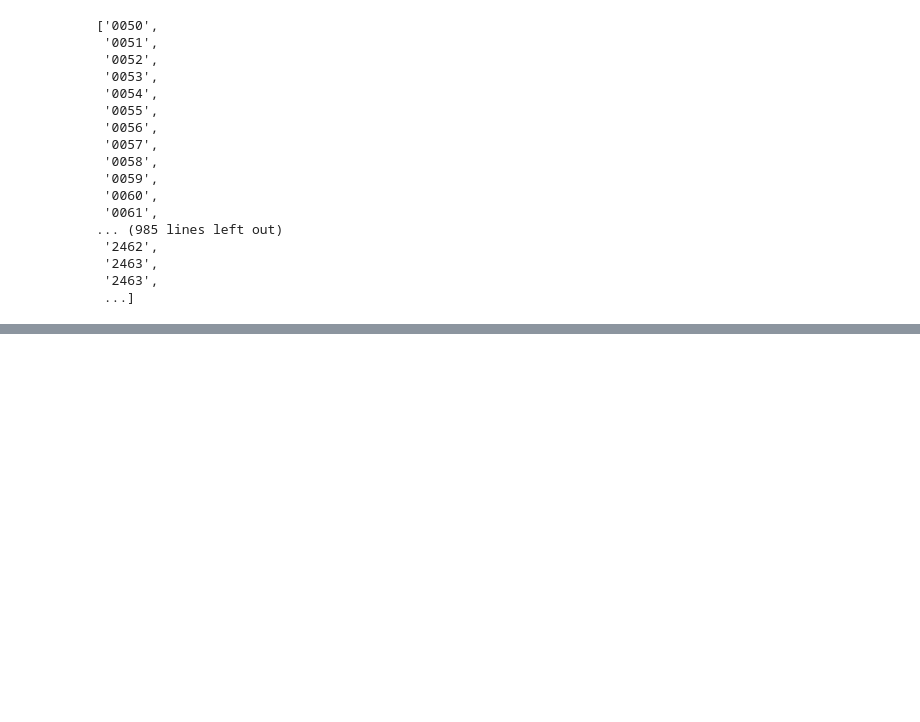
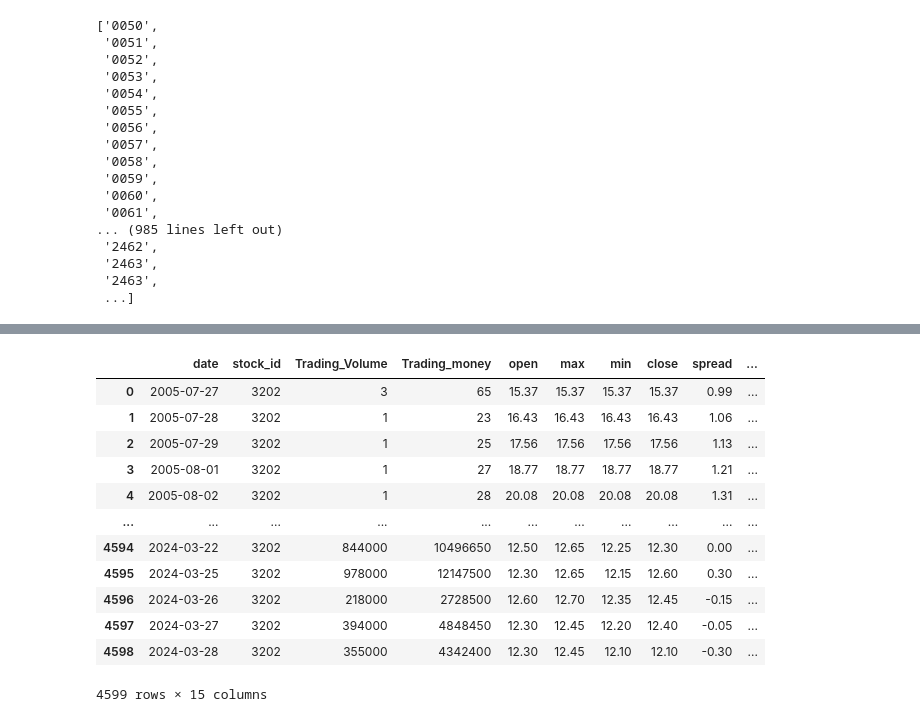
Before and after one commit to chiangyenju/stock_tw, a Jupyter notebook: Backtest.ipynb, the cells around one changed output, grey strips where cells are left out. Saved outputs shown, nothing was run; the diff lists cells and outputs as text; code cells hidden in the pictures; blank space fills up the shorter version.

```diff
--- a/Backtest.ipynb
+++ b/Backtest.ipynb
@@ -96,5 +96,5 @@ df
 # %%
-def trades:
+def trades(df):
     # condition 1
     c1_green = ((df['open'] - df['min']) / df['open']) >= candle_low
     c1_red = ((df['close'] - df['min']) / df['open']) >= candle_low
@@ -139,6 +139,6 @@ def trades:
                 entry_price = None
 
     # Filter to find rows where a trade was exited
-    trades_exited = df[df['exit_signal'] | df['trade_entry']]
+    # trades_exited = df[df['exit_signal'] | df['trade_entry']]
 
-    print(trades_exited[['open', 'max', 'min', 'close', 'entry_price', 'exit_price', 'trade_entry', 'exit_signal']])
+    # print(trades_exited[['open', 'max', 'min', 'close', 'entry_price', 'exit_price', 'trade_entry', 'exit_signal']])
@@ -194,11 +177,28 @@ Total Profit: 0.062499999999999556
+# %%
+accumulated_data = []
 # %%
-for index, row in stock_ids.iterrows():
-    stock_id = row['stock_id']  # Assuming 'stock_id' is the correct column name
-    print(f"Fetching data for stock ID: {stock_id}")
+for stock_id in stock_ids:
+    try:
+        df = api.taiwan_stock_daily_adj(
+            stock_id=stock_id,
+            start_date=start_date,
+            end_date=current_date_str,
+        )
 
-    # Fetch daily adjusted data for the stock
-    df = api.taiwan_stock_daily_adj(
-        stock_id=stock_id,
-        start_date=start_date,
-        end_date=current_date_str,
-    )
+        trades(df)
+        rate, profit = win_profit(df)
+        print(rate, profit)
+
+        # Append the results for the current stock to the consolidated DataFrame
+        accumulated_data.append({
+            'stock_id': stock_id,
+            'win_rate': rate,
+            'total_profit': profit
+        })
+
+    except Exception as e:
+        print(f"Error processing {stock_id}: {e}")
+
+# Now, consolidated_results contains the win rate and total profit for each stock that was processed
+consolidated_results = pd.DataFrame(accumulated_data)
+print(consolidated_results)
@@ -204,0 +259,16 @@ for index, row in stock_ids.iterrows():
+# %%
+df
+# %% [output]
+|  | date | stock_id | Trading_Volume | Trading_money | open | max | min | close | spread | ... |
+| 0 | 2005-07-27 | 3202 | 3 | 65 | 15.37 | 15.37 | 15.37 | 15.37 | 0.99 | ... |
+| 1 | 2005-07-28 | 3202 | 1 | 23 | 16.43 | 16.43 | 16.43 | 16.43 | 1.06 | ... |
+| 2 | 2005-07-29 | 3202 | 1 | 25 | 17.56 | 17.56 | 17.56 | 17.56 | 1.13 | ... |
+| 3 | 2005-08-01 | 3202 | 1 | 27 | 18.77 | 18.77 | 18.77 | 18.77 | 1.21 | ... |
+| 4 | 2005-08-02 | 3202 | 1 | 28 | 20.08 | 20.08 | 20.08 | 20.08 | 1.31 | ... |
+| ... | ... | ... | ... | ... | ... | ... | ... | ... | ... | ... |
+| 4594 | 2024-03-22 | 3202 | 844000 | 10496650 | 12.50 | 12.65 | 12.25 | 12.30 | 0.00 | ... |
+| 4595 | 2024-03-25 | 3202 | 978000 | 12147500 | 12.30 | 12.65 | 12.15 | 12.60 | 0.30 | ... |
+| 4596 | 2024-03-26 | 3202 | 218000 | 2728500 | 12.60 | 12.70 | 12.35 | 12.45 | -0.15 | ... |
+| 4597 | 2024-03-27 | 3202 | 394000 | 4848450 | 12.30 | 12.45 | 12.20 | 12.40 | -0.05 | ... |
+| 4598 | 2024-03-28 | 3202 | 355000 | 4342400 | 12.30 | 12.45 | 12.10 | 12.10 | -0.30 | ... |
+4599 rows × 15 columns
```
Also changed, not shown: parts of 9 cells of this notebook, 1 other file.
